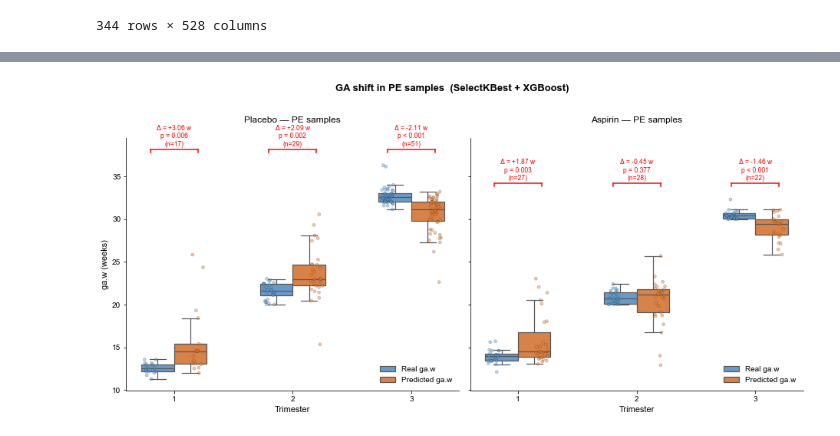
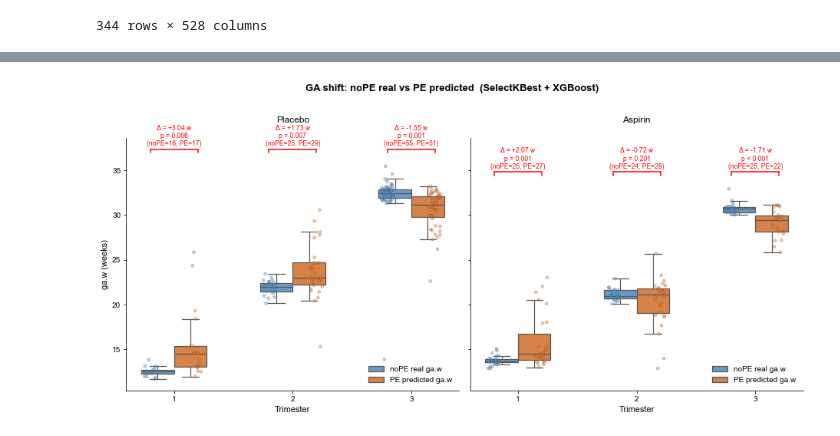
Before and after one commit to vladimirkovacevic/CUHK-Metabolomics-analysis, a Jupyter notebook: notebooks/PE_vs_noPE.ipynb, the cells around one changed output, grey strips where cells are left out. Cells and saved outputs as stored; diff of their text form; code cells hidden in the pictures.

Commit message:
noPe real vs PE predicted shown.

```diff
--- a/notebooks/PE_vs_noPE.ipynb
+++ b/notebooks/PE_vs_noPE.ipynb
@@ -220,7 +220,7 @@ from sklearn.metrics import mean_squared_error, r2_score
 from sklearn.feature_selection import SelectKBest, f_regression
 from sklearn.pipeline import Pipeline
 from xgboost import XGBRegressor
-from scipy.stats import ttest_rel
+from scipy.stats import ttest_rel, ttest_ind
 
 np.random.seed(42)
 
@@ -319,14 +319,18 @@ def train_and_evaluate(group_data, group_label):
     PE_real = PE['ga.w'].values
     PE_tri = trimester.loc[PE.index].values
 
-    return model, selector, noPE_test, y_test, y_test_pred, PE, PE_real, PE_pred, PE_tri
+    # All noPE real GA for plotting
+    noPE_real = noPE['ga.w'].values
+    noPE_tri_vals = trimester.loc[noPE.index].values
+
+    return model, selector, noPE_real, noPE_tri_vals, PE_real, PE_pred, PE_tri
 
 
 # Run for both groups
-pla_model, pla_sel, pla_test, pla_y_test, pla_y_test_pred, pla_PE, pla_PE_real, pla_PE_pred, pla_PE_tri = \
+pla_model, pla_sel, pla_noPE_real, pla_noPE_tri, pla_PE_real, pla_PE_pred, pla_PE_tri = \
     train_and_evaluate(met_df_corr_filt[met_df_corr_filt['ASA'] == False], 'PLACEBO')
 
-asa_model, asa_sel, asa_test, asa_y_test, asa_y_test_pred, asa_PE, asa_PE_real, asa_PE_pred, asa_PE_tri = \
+asa_model, asa_sel, asa_noPE_real, asa_noPE_tri, asa_PE_real, asa_PE_pred, asa_PE_tri = \
     train_and_evaluate(met_df_corr_filt[met_df_corr_filt['ASA'] == True], 'ASPIRIN')
 # %% [output]
 Model: XGB  |  SelectKBest k=50
@@ -347,27 +351,28 @@ Features available: 525
   XGB (k=50)  |  Train 5-fold CV RMSE: 3.08 w
   Test noPE RMSE: 2.17 w  |  R²: 0.910
 # %%
-# ── Figure: Real vs Predicted ga.w for PE samples, per trimester ──────────────
+# ── Figure: Real noPE ga.w vs Predicted PE ga.w, per trimester ────────────────
 plt.rcParams['font.family'] = 'Arial'
 plt.rcParams['font.weight'] = 'normal'
 
 model_label = 'SelectKBest + XGBoost' if MODEL_TYPE == 'xgb' else 'PLS Regression'
 fig, axes = plt.subplots(1, 2, figsize=(13, 6), sharey=True)
-palette = {'Real ga.w': '#5A9BD5', 'Predicted ga.w': '#ED7D31'}
+palette = {'noPE real ga.w': '#5A9BD5', 'PE predicted ga.w': '#ED7D31'}
 
-def plot_panel(ax, PE_real, PE_pred, PE_tri, title):
-    """Plot real vs predicted ga.w for PE samples per trimester."""
+def plot_panel(ax, noPE_real, noPE_tri, PE_pred, PE_tri, title):
+    """Plot real noPE ga.w vs predicted PE ga.w per trimester."""
     rows = []
-    for real, pred, tri in zip(PE_real, PE_pred, PE_tri):
-        rows.append({'Trimester': int(tri), 'Type': 'Real ga.w', 'ga.w': real})
-        rows.append({'Trimester': int(tri), 'Type': 'Predicted ga.w', 'ga.w': pred})
+    for ga, tri in zip(noPE_real, noPE_tri):
+        rows.append({'Trimester': int(tri), 'Type': 'noPE real ga.w', 'ga.w': ga})
+    for ga, tri in zip(PE_pred, PE_tri):
+        rows.append({'Trimester': int(tri), 'Type': 'PE predicted ga.w', 'ga.w': ga})
     df = pd.DataFrame(rows)
 
     sns.boxplot(x='Trimester', y='ga.w', hue='Type', data=df,
-                palette=palette, width=0.55, hue_order=['Real ga.w', 'Predicted ga.w'],
+                palette=palette, width=0.55, hue_order=['noPE real ga.w', 'PE predicted ga.w'],
                 order=[1, 2, 3], showfliers=False, ax=ax, linewidth=1.2)
     sns.stripplot(x='Trimester', y='ga.w', hue='Type', data=df,
-                  palette=palette, hue_order=['Real ga.w', 'Predicted ga.w'],
+                  palette=palette, hue_order=['noPE real ga.w', 'PE predicted ga.w'],
                   order=[1, 2, 3], dodge=True, alpha=0.45, size=4,
                   edgecolor='k', linewidth=0.3, ax=ax)
 
@@ -375,49 +380,48 @@ def plot_panel(ax, PE_real, PE_pred, PE_tri, title):
     y_max = df['ga.w'].max()
     bracket_y = y_max + 1.5
     for idx, tri in enumerate([1, 2, 3]):
-        mask_tri = PE_tri == tri
-        if mask_tri.sum() < 2:
+        noPE_vals = noPE_real[noPE_tri == tri]
+        PE_vals = PE_pred[PE_tri == tri]
+        if len(noPE_vals) < 2 or len(PE_vals) < 2:
             continue
-        real_vals = PE_real[mask_tri]
-        pred_vals = PE_pred[mask_tri]
-        shift = pred_vals.mean() - real_vals.mean()
-        # Paired t-test (same samples, real vs predicted)
-        _, p_val = ttest_rel(pred_vals, real_vals)
+        shift = PE_vals.mean() - noPE_vals.mean()
+        # Independent t-test (two different groups)
+        _, p_val = ttest_ind(PE_vals, noPE_vals)
 
         # Red bracket
         tick_h = 0.4
         bl, br = idx - 0.2, idx + 0.2
         ax.plot([bl, bl], [bracket_y, bracket_y + tick_h], color='red', lw=1.5)
         ax.plot([br, br], [bracket_y, bracket_y + tick_h], color='red', lw=1.5)
         ax.plot([bl, br], [bracket_y + tick_h, bracket_y + tick_h], color='red', lw=1.5)
 
         sig = 'p < 0.001' if p_val < 0.001 else f'p = {p_val:.3f}'
         ax.text(idx, bracket_y + tick_h + 0.2,
-                f'$\\Delta$ = {shift:+.2f} w\n{sig}\n(n={mask_tri.sum()})',
+                f'$\\Delta$ = {shift:+.2f} w\n{sig}\n(noPE={len(noPE_vals)}, PE={len(PE_vals)})',
                 ha='center', va='bottom', fontsize=8.5, color='red')
 
     ax.set_title(title, fontsize=12, weight='normal', pad=20)
     ax.set_ylabel('ga.w (weeks)', fontsize=11)
     ax.set_xlabel('Trimester', fontsize=11)
     ax.spines['top'].set_visible(False)
     ax.spines['right'].set_visible(False)
 
     # Deduplicate legend
     h, l = ax.get_legend_handles_labels()
     seen, uh, ul = set(), [], []
     for handle, label in zip(h, l):
         if label not in seen:
             seen.add(label)
             uh.append(handle)
             ul.append(label)
     ax.legend(uh, ul, fontsize=10, frameon=False)
 
-plot_panel(axes[0], pla_PE_real, pla_PE_pred, pla_PE_tri, f'Placebo — PE samples')
-plot_panel(axes[1], asa_PE_real, asa_PE_pred, asa_PE_tri, f'Aspirin — PE samples')
+plot_panel(axes[0], pla_noPE_real, pla_noPE_tri, pla_PE_pred, pla_PE_tri, 'Placebo')
+plot_panel(axes[1], asa_noPE_real, asa_noPE_tri, asa_PE_pred, asa_PE_tri, 'Aspirin')
 
-fig.suptitle(f'GA shift in PE samples  ({model_label})', fontsize=13, weight='bold', y=1.02)
+fig.suptitle(f'GA shift: noPE real vs PE predicted  ({model_label})', fontsize=13, weight='bold', y=1.02)
 plt.tight_layout()
 plt.savefig('opls_ga_shift_PE_vs_noPE.png', dpi=250, bbox_inches='tight')
 plt.show()
 # %% [output]
-[figure, old version]
+[figure, new version]
```
Also changed, not shown: parts of 2 cells of this notebook.
